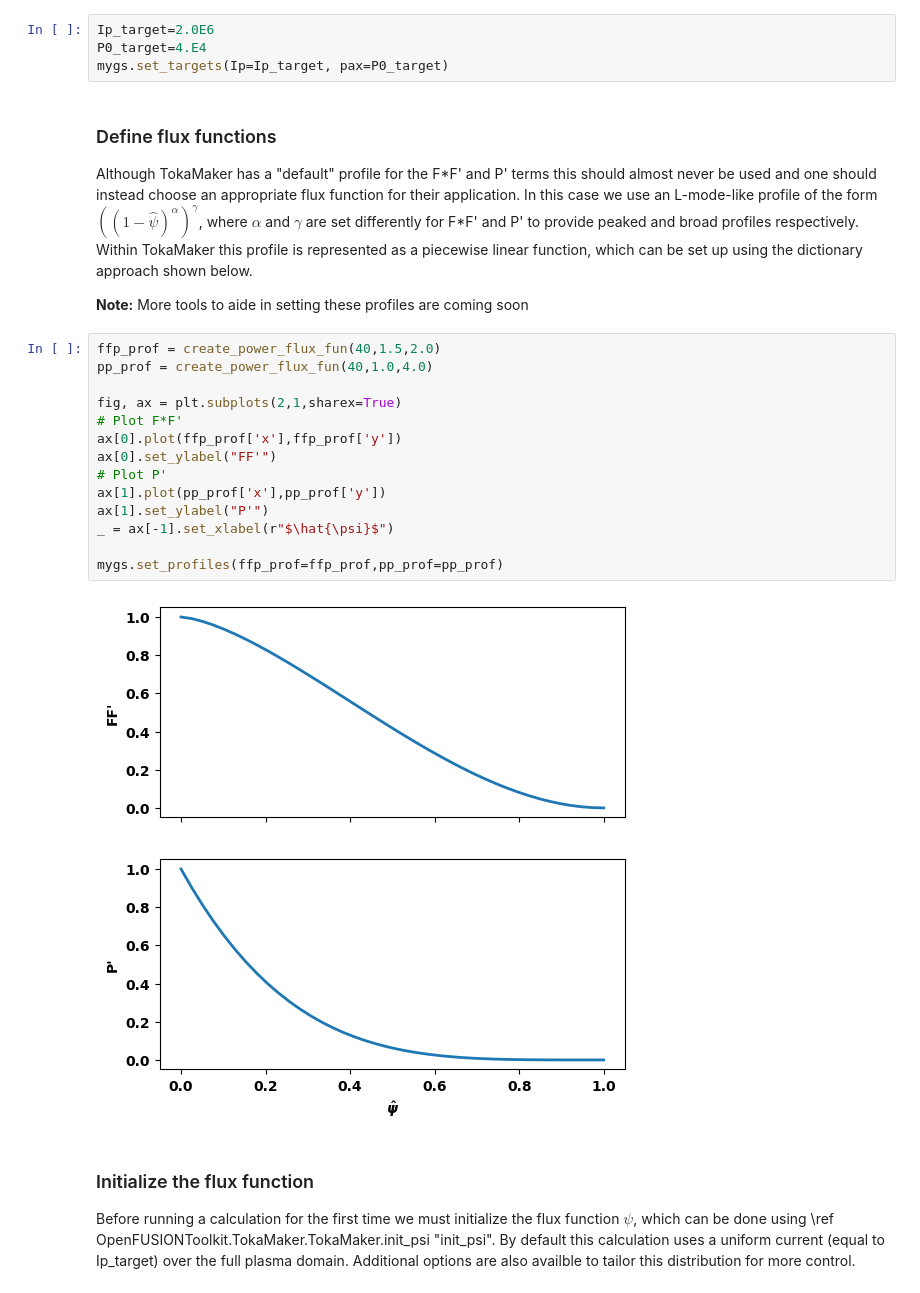
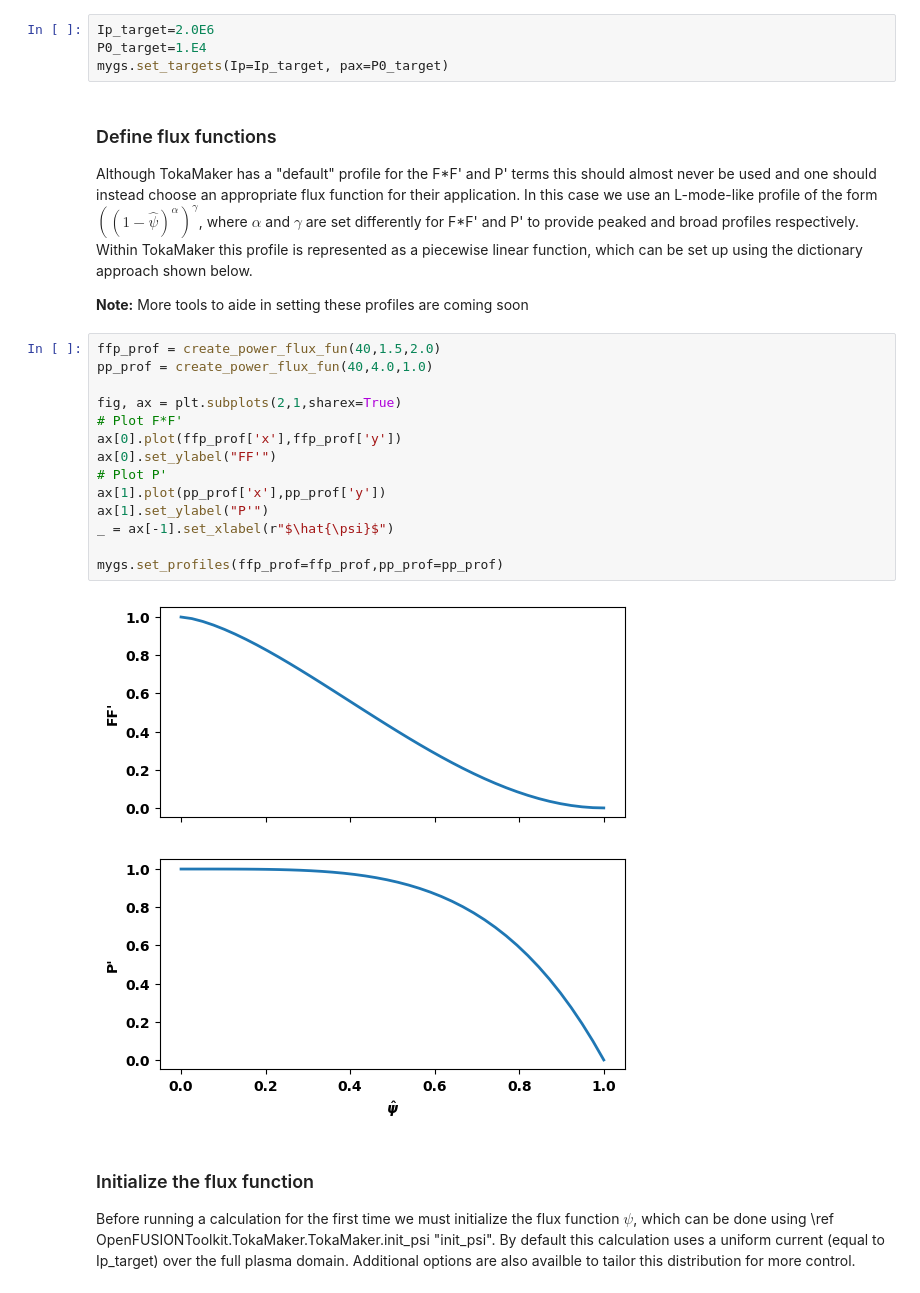
Before and after one commit to OpenFUSIONToolkit/OpenFUSIONToolkit-Tutorials, a Jupyter notebook: PPPL_SULI-2024/ex1-fixed_boundary.ipynb, the cells around one changed output. Cells and saved outputs as stored; diff of their text form.

```diff
--- a/PPPL_SULI-2024/ex1-fixed_boundary.ipynb
+++ b/PPPL_SULI-2024/ex1-fixed_boundary.ipynb
@@ -154,7 +154,7 @@ mygs.setup(order=2, F0=5.3*6.2)
 For the Grad-Shafranov solve we define targets for the plasma current and the ratio the F*F' and P' contributions to the plasma current, which is approximately related to $\beta_p$ as Ip_ratio = $1/\beta_p - 1$.
 # %%
 Ip_target=2.0E6
-P0_target=4.E4
+P0_target=1.E4
 mygs.set_targets(Ip=Ip_target, pax=P0_target)
 # %% [markdown]
 ### Define flux functions
@@ -163,20 +163,20 @@ Although TokaMaker has a "default" profile for the F\*F' and P' terms this shoul
 **Note:** More tools to aide in setting these profiles are coming soon
 # %%
 ffp_prof = create_power_flux_fun(40,1.5,2.0)
-pp_prof = create_power_flux_fun(40,1.0,4.0)
+pp_prof = create_power_flux_fun(40,4.0,1.0)
 
 fig, ax = plt.subplots(2,1,sharex=True)
 # Plot F*F'
 ax[0].plot(ffp_prof['x'],ffp_prof['y'])
 ax[0].set_ylabel("FF'")
 # Plot P'
 ax[1].plot(pp_prof['x'],pp_prof['y'])
 ax[1].set_ylabel("P'")
 _ = ax[-1].set_xlabel(r"$\hat{\psi}$")
 
 mygs.set_profiles(ffp_prof=ffp_prof,pp_prof=pp_prof)
 # %% [output]
-[figure, old version]
+[figure, new version]
 # %% [markdown]
 ### Initialize the flux function
 Before running a calculation for the first time we must initialize the flux function $\psi$, which can be done using \ref OpenFUSIONToolkit.TokaMaker.TokaMaker.init_psi "init_psi". By default this calculation uses a uniform current (equal to Ip_target) over the full plasma domain. Additional options are also availble to tailor this distribution for more control.
```
Also changed, not shown: parts of 3 cells of this notebook, 2 other files.
